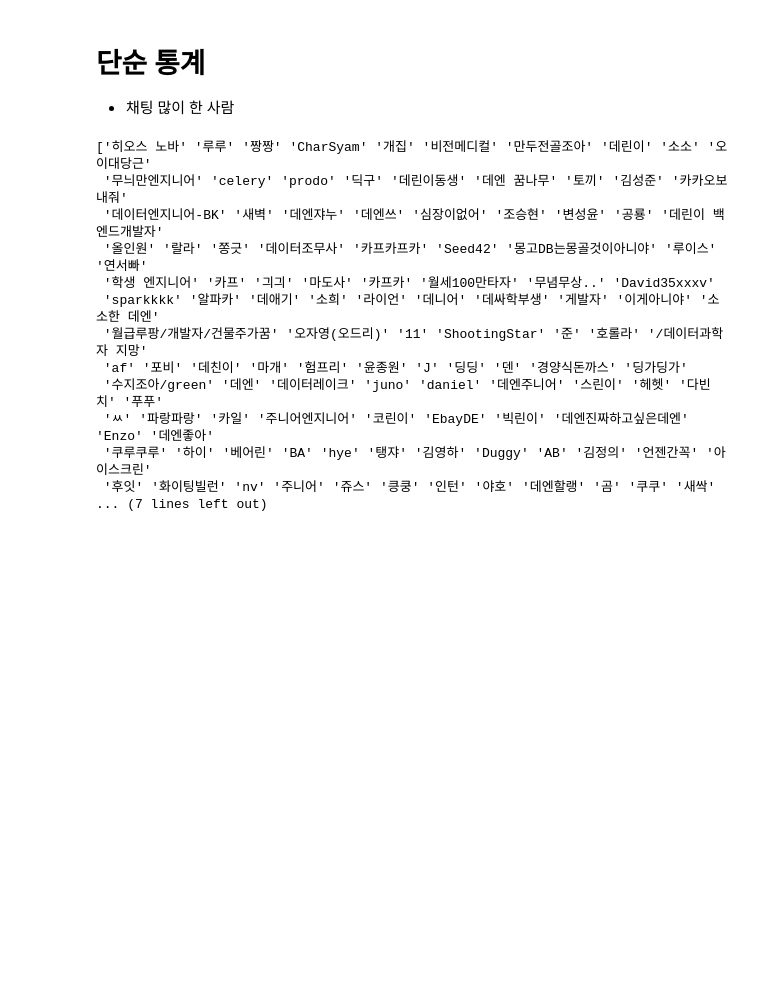
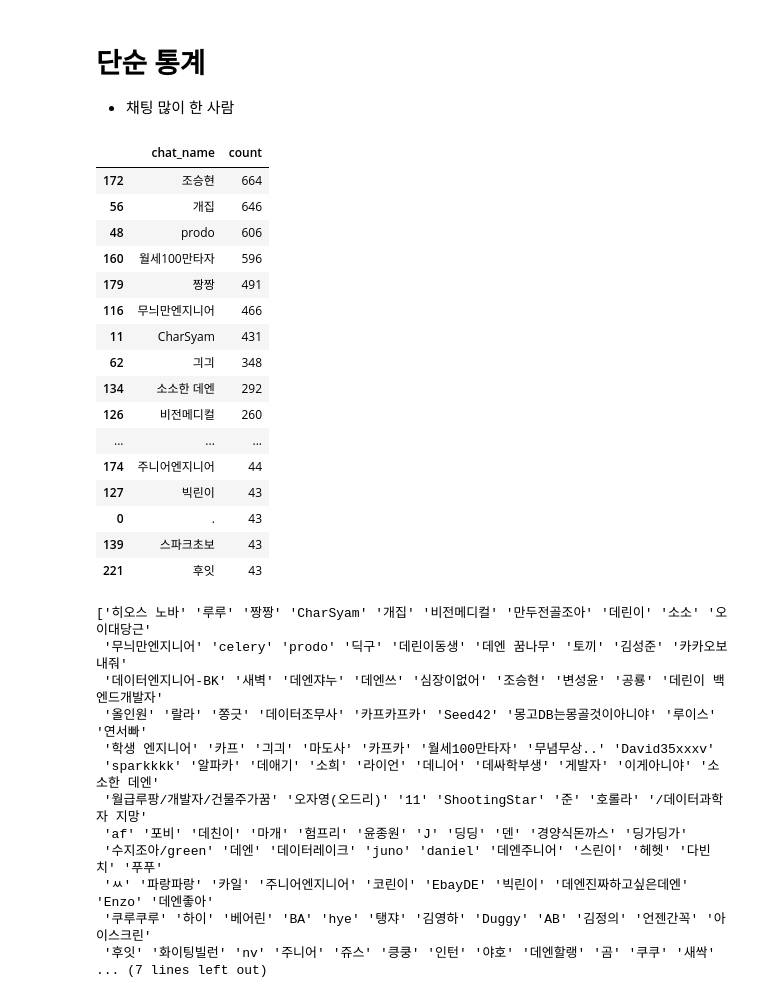
Before and after one commit to pakddo/de-openchat, a Jupyter notebook: DE_openchat_step1.ipynb, the cells around one changed output. Saved outputs shown, nothing was run; the diff lists cells and outputs as text; code cells hidden in the pictures; blank space fills up the shorter version.

```diff
--- a/DE_openchat_step1.ipynb
+++ b/DE_openchat_step1.ipynb
@@ -91 +90,21 @@ df_target_text.to_excel('/content/drive/MyDrive/2021.10.05_DE-openchat/target_te
+# %%
+rank
+# %% [output]
+|  | chat_name | count |
+| 172 | 조승현 | 664 |
+| 56 | 개집 | 646 |
+| 48 | prodo | 606 |
+| 160 | 월세100만타자 | 596 |
+| 179 | 짱짱 | 491 |
+| 116 | 무늬만엔지니어 | 466 |
+| 11 | CharSyam | 431 |
+| 62 | 긔긔 | 348 |
+| 134 | 소소한 데엔 | 292 |
+| 126 | 비전메디컬 | 260 |
+| ... | ... | ... |
+| 174 | 주니어엔지니어 | 44 |
+| 127 | 빅린이 | 43 |
+| 0 | . | 43 |
+| 139 | 스파크초보 | 43 |
+| 221 | 후잇 | 43 |
 # %%
```
Also changed, not shown: parts of 13 cells of this notebook.
